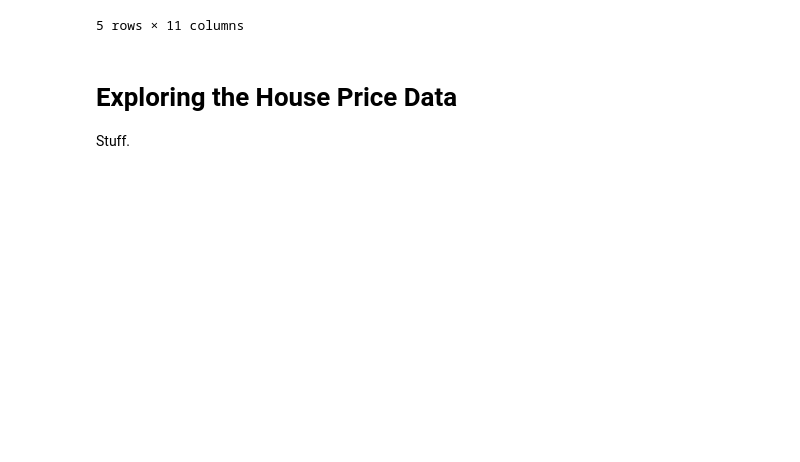
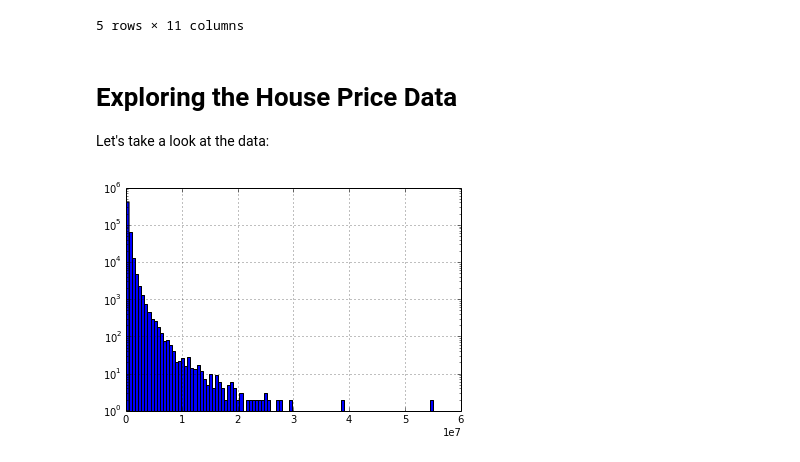
Before and after one commit to ijmbarr/SDC, a Jupyter notebook: Analysis/HousePriceExplore.ipynb, the cells around one changed output. Cells and saved outputs as stored; diff of their text form; code cells hidden in the pictures; blank space fills up the shorter version.

```diff
--- a/Analysis/HousePriceExplore.ipynb
+++ b/Analysis/HousePriceExplore.ipynb
@@ -23,4 +23,11 @@ hp.head()
 Exploring the House Price Data
 ==============================
 
-Stuff.
+Let's take a look at the data:
+# %%
+fig, ax = plt.subplots()
+hp["Price"].hist(ax=ax, bins=100, bottom=1)
+ax.set_yscale('log')
+plt.show(fig)
+# %% [output]
+[figure, added]
```
Also changed, not shown: parts of 3 cells of this notebook, 4 other files.
